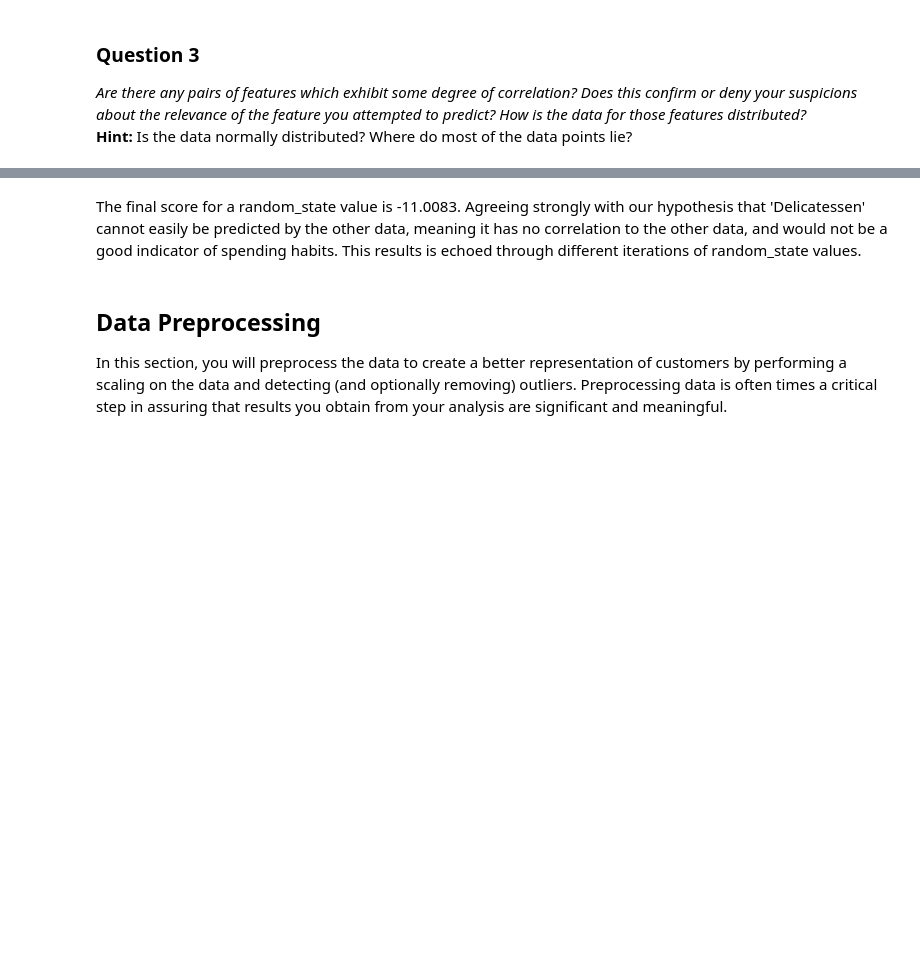
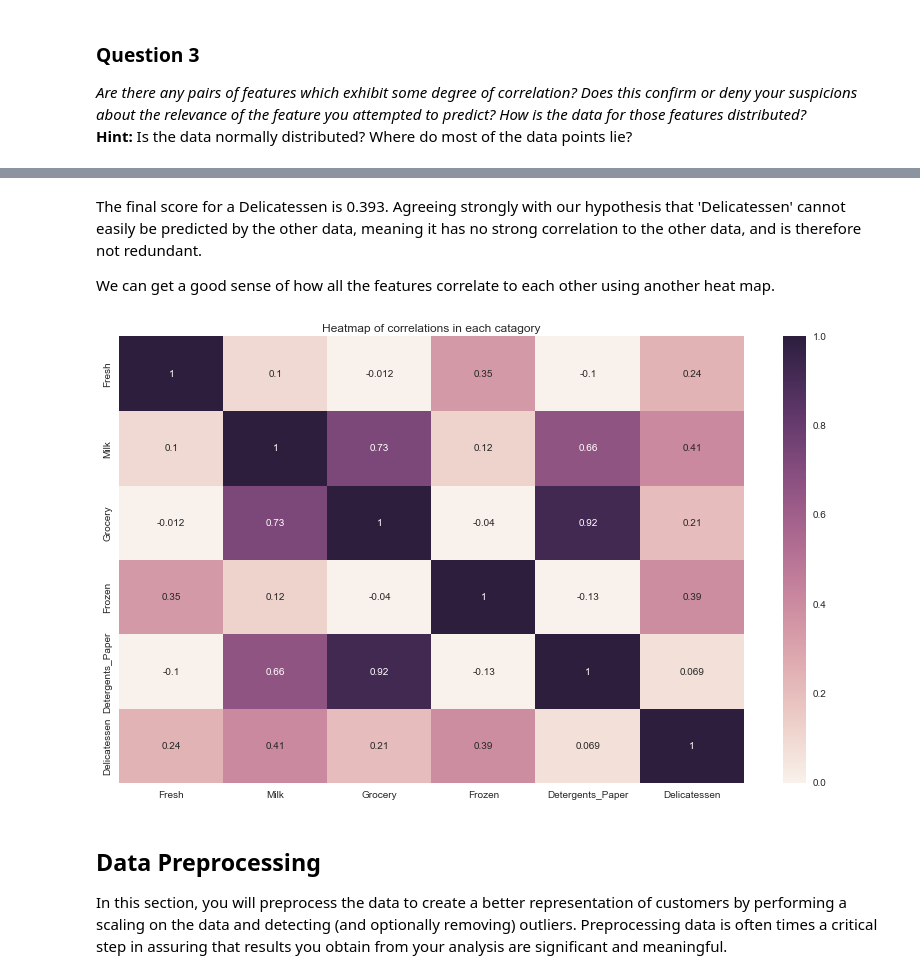
Before and after one commit to t-lanigan/customer-segments, a Jupyter notebook: customer_segments.ipynb, the cells around one changed output, grey strips where cells are left out. Drawn from its saved outputs; the diff is of its cells as text; code cells hidden in the pictures; blank space fills up the shorter version.

```diff
--- a/customer_segments.ipynb
+++ b/customer_segments.ipynb
@@ -227,5 +212,14 @@ print("R^2 score is ", score)
 # %% [markdown]
-The final score for a random_state value is -11.0083. Agreeing strongly with our hypothesis that 'Delicatessen' cannot easily be predicted by the other data, meaning it has no correlation to the other data, and would not be a good indicator of spending habits. This results is echoed through different iterations of random_state values.
+The final score for a Delicatessen is 0.393. Agreeing strongly with our hypothesis that 'Delicatessen' cannot easily be predicted by the other data, meaning it has no strong correlation to the other data, and is therefore not redundant.
+
+We can get a good sense of how all the features correlate to each other using another heat map.
+# %%
+correlations = data.corr()
+plt.figure(figsize = FIG_SIZE)
+plt.title("Heatmap of correlations in each catagory")
+_ = sns.heatmap(correlations, vmin=0, vmax=1, annot=True)
+# %% [output]
+[figure, added]
 # %% [markdown]
 ## Data Preprocessing
 In this section, you will preprocess the data to create a better representation of customers by performing a scaling on the data and detecting (and optionally removing) outliers. Preprocessing data is often times a critical step in assuring that results you obtain from your analysis are significant and meaningful.
```
Also changed, not shown: parts of 23 cells of this notebook, 11 other files.
